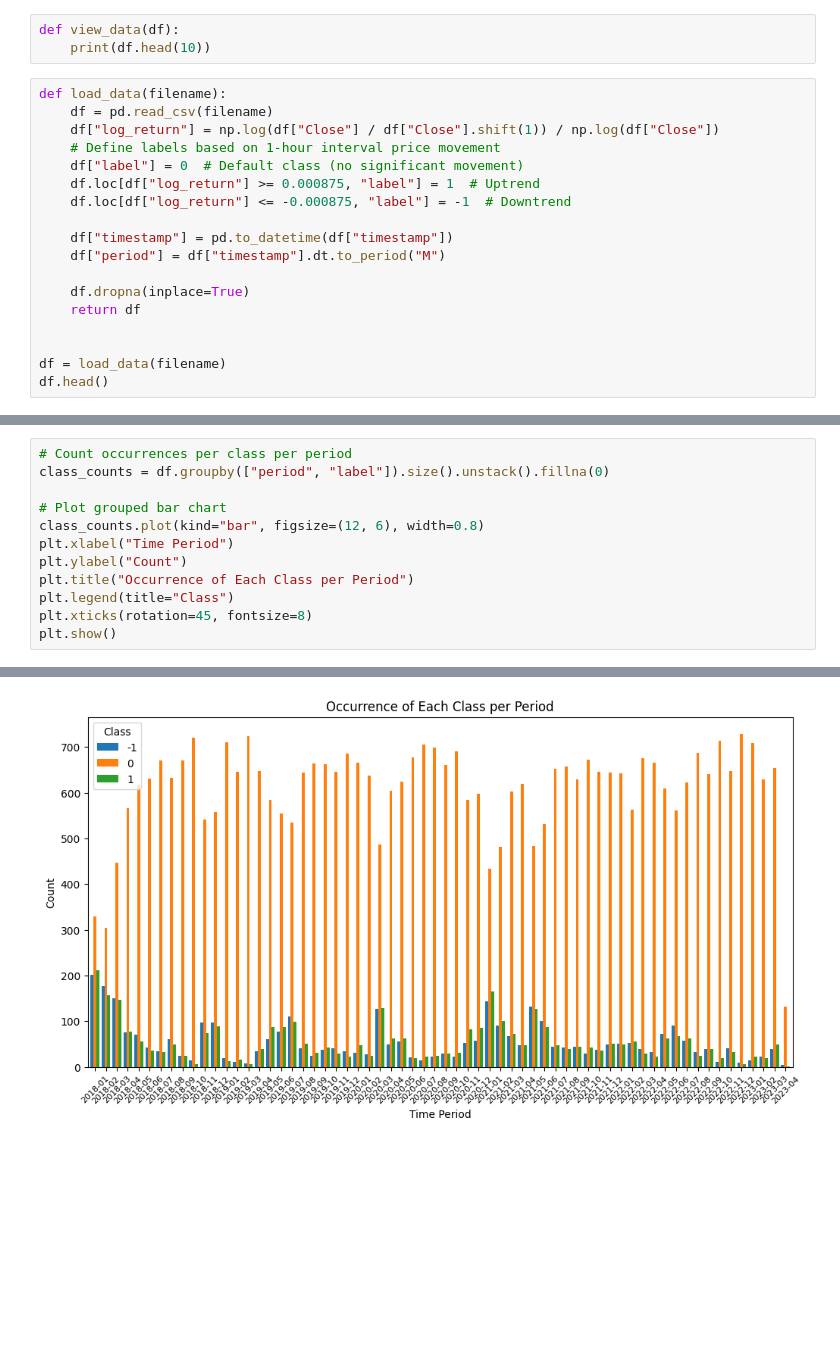
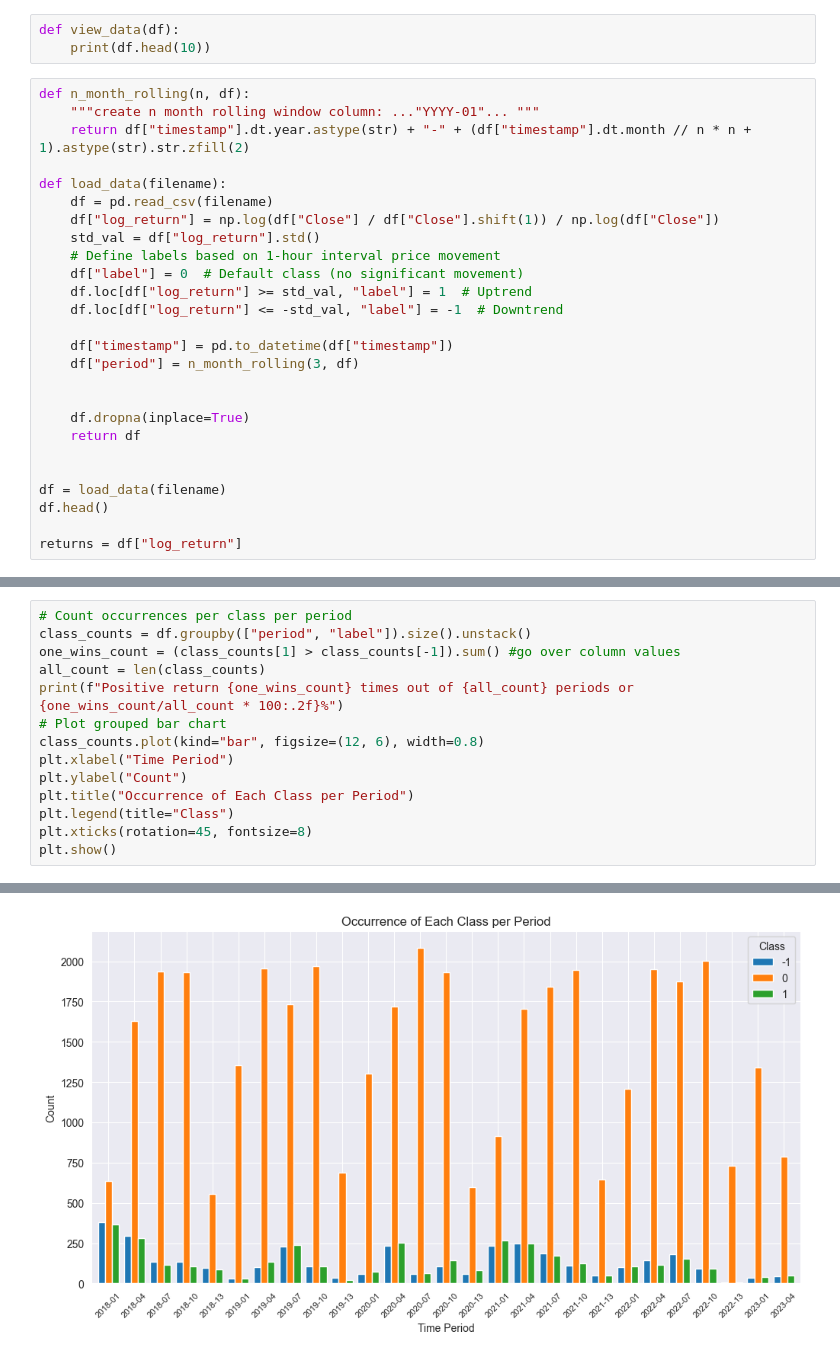
Before and after one commit to RichardCernansky/svm-trader, a Jupyter notebook: ml_trader/notebooks/eda.ipynb, the cells around one changed output, grey strips where cells are left out. Cells and saved outputs as stored; diff of their text form; blank space fills up the shorter version.

```diff
--- a/ml_trader/notebooks/eda.ipynb
+++ b/ml_trader/notebooks/eda.ipynb
@@ -10,16 +10,22 @@ filename = "../data/BTCUSDT_hourly.csv"
 def view_data(df):
     print(df.head(10))
 # %%
+def n_month_rolling(n, df):
+    """create n month rolling window column: ..."YYYY-01"... """
+    return df["timestamp"].dt.year.astype(str) + "-" + (df["timestamp"].dt.month // n * n + 1).astype(str).str.zfill(2)
+
 def load_data(filename):
     df = pd.read_csv(filename)
     df["log_return"] = np.log(df["Close"] / df["Close"].shift(1)) / np.log(df["Close"])
+    std_val = df["log_return"].std()
     # Define labels based on 1-hour interval price movement
     df["label"] = 0  # Default class (no significant movement)
-    df.loc[df["log_return"] >= 0.000875, "label"] = 1  # Uptrend
-    df.loc[df["log_return"] <= -0.000875, "label"] = -1  # Downtrend
+    df.loc[df["log_return"] >= std_val, "label"] = 1  # Uptrend
+    df.loc[df["log_return"] <= -std_val, "label"] = -1  # Downtrend
 
     df["timestamp"] = pd.to_datetime(df["timestamp"])
-    df["period"] = df["timestamp"].dt.to_period("M")
+    df["period"] = n_month_rolling(3, df)
+
 
     df.dropna(inplace=True)
     return df
@@ -27,4 +33,6 @@ def load_data(filename):
 
 df = load_data(filename)
 df.head()
+
+returns = df["log_return"]
 # %% [output]
@@ -52,7 +55,9 @@ plt.show()
 # %%
 # Count occurrences per class per period
-class_counts = df.groupby(["period", "label"]).size().unstack().fillna(0)
-
+class_counts = df.groupby(["period", "label"]).size().unstack()
+one_wins_count = (class_counts[1] > class_counts[-1]).sum() #go over column values
+all_count = len(class_counts)
+print(f"Positive return {one_wins_count} times out of {all_count} periods or {one_wins_count/all_count * 100:.2f}%")
 # Plot grouped bar chart
 class_counts.plot(kind="bar", figsize=(12, 6), width=0.8)
 plt.xlabel("Time Period")
@@ -65 +71 @@ plt.show()
-[figure, old version]
+[figure, new version]
```
Also changed, not shown: parts of 4 cells of this notebook, 13 other files.
